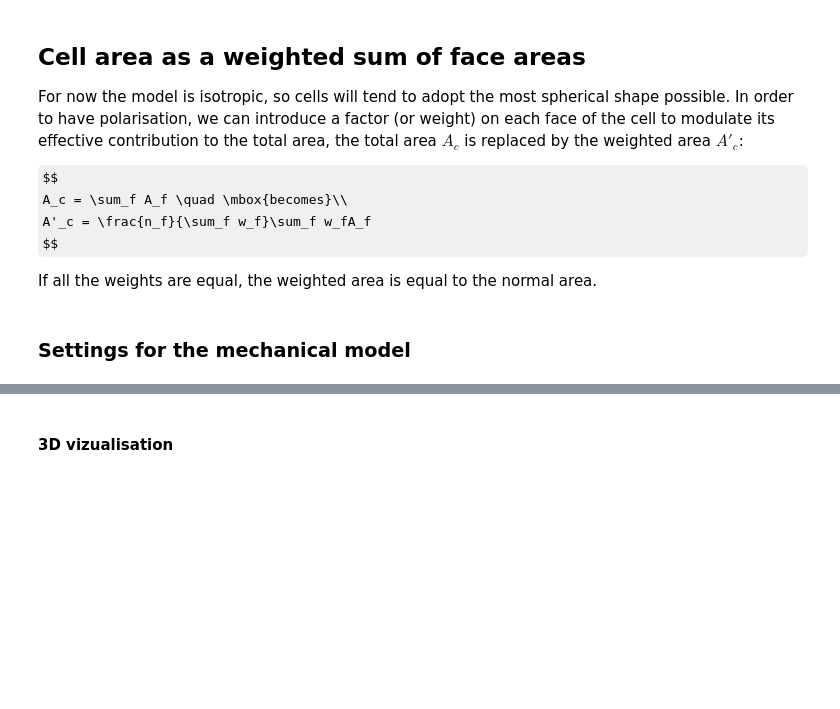
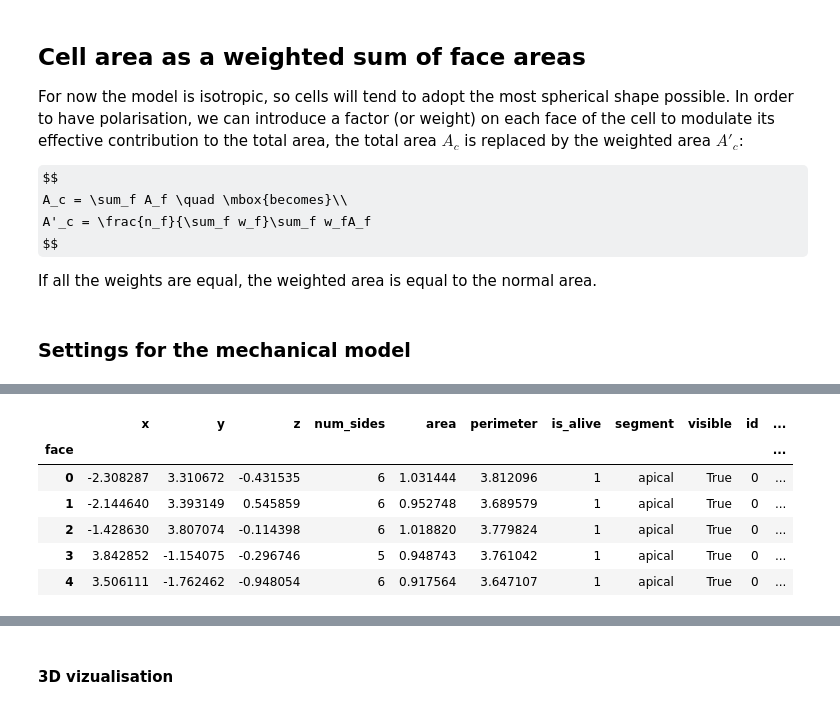
Before and after one commit to glyg/pyfollicle, a Jupyter notebook: notebooks/FollicleEllongation.ipynb, the cells around one changed output, grey strips where cells are left out. Cells and saved outputs as stored; diff of their text form; code cells hidden in the pictures; some formulas as TeX source; blank space fills up the shorter version.

```diff
--- a/notebooks/FollicleEllongation.ipynb
+++ b/notebooks/FollicleEllongation.ipynb
@@ -129,0 +135,10 @@ print(follicle.settings)
+# %%
+follicle.face_df.head() # pandas DataFrame
+# %% [output]
+|  | x | y | z | num_sides | area | perimeter | is_alive | segment | visible | id | ... |
+| face |  |  |  |  |  |  |  |  |  |  | ... |
+| 0 | -2.308287 | 3.310672 | -0.431535 | 6 | 1.031444 | 3.812096 | 1 | apical | True | 0 | ... |
+| 1 | -2.144640 | 3.393149 | 0.545859 | 6 | 0.952748 | 3.689579 | 1 | apical | True | 0 | ... |
+| 2 | -1.428630 | 3.807074 | -0.114398 | 6 | 1.018820 | 3.779824 | 1 | apical | True | 0 | ... |
+| 3 | 3.842852 | -1.154075 | -0.296746 | 5 | 0.948743 | 3.761042 | 1 | apical | True | 0 | ... |
+| 4 | 3.506111 | -1.762462 | -0.948054 | 6 | 0.917564 | 3.647107 | 1 | apical | True | 0 | ... |
```
Also changed, not shown: parts of 21 cells of this notebook, 2 other files.
